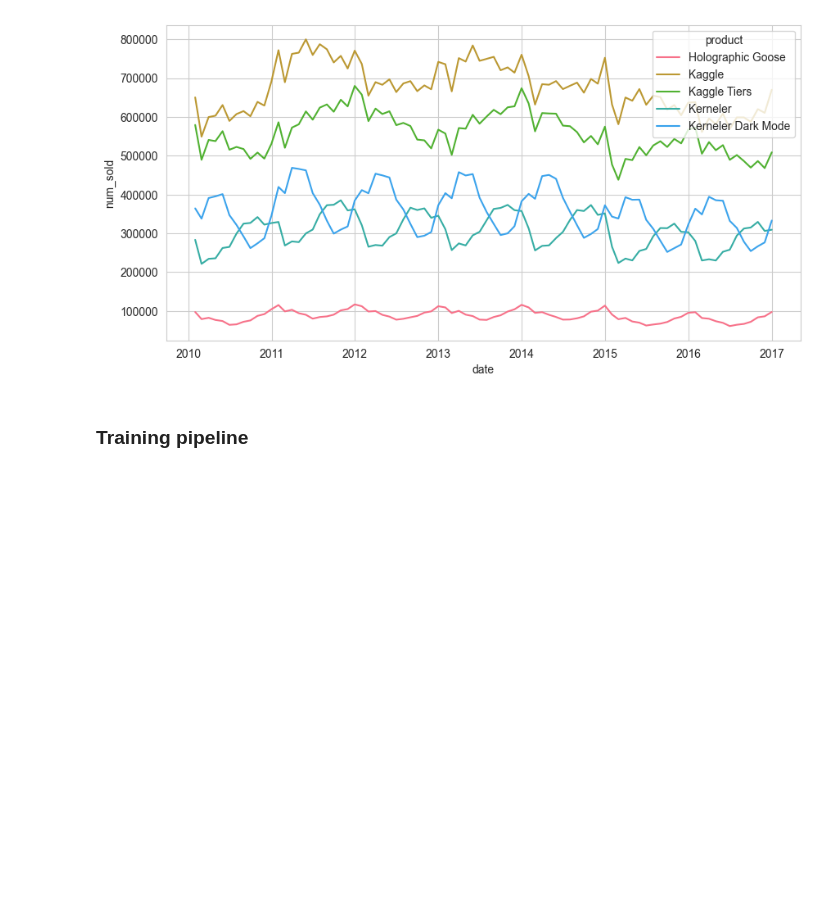
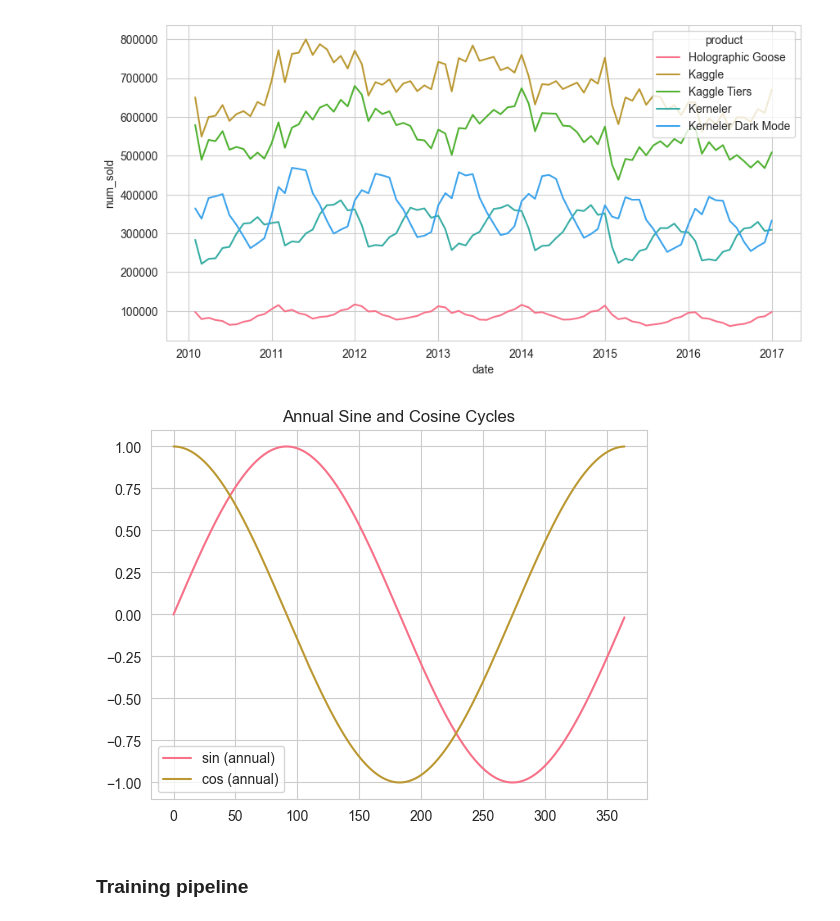
Before and after one commit to fstijnman/kaggle, a Jupyter notebook: playground_s05e01_forecasting_sticker_sales/notebooks/exploratory_analysis.ipynb, the cells around one changed output. Saved outputs shown, nothing was run; the diff lists cells and outputs as text; code cells hidden in the pictures; blank space fills up the shorter version.

```diff
--- a/playground_s05e01_forecasting_sticker_sales/notebooks/exploratory_analysis.ipynb
+++ b/playground_s05e01_forecasting_sticker_sales/notebooks/exploratory_analysis.ipynb
@@ -129,6 +129,21 @@ sns.lineplot(x='date', y='num_sold', data=train_m_df, hue='product', errorbar=No
 plt.show()
 # %% [output]
 [figure]
+# %%
+import matplotlib.pyplot as plt
+import numpy as np
+
+days = np.arange(365)
+sin_annual = np.sin(days * (2 * np.pi / 365))
+cos_annual = np.cos(days * (2 * np.pi / 365))
+
+plt.plot(days, sin_annual, label='sin (annual)')
+plt.plot(days, cos_annual, label='cos (annual)')
+plt.title('Annual Sine and Cosine Cycles')
+plt.legend()
+plt.show()
+# %% [output]
+[figure, added]
 # %% [markdown]
 ### Training pipeline
 # %%
```
Also changed, not shown: 1 other file.
